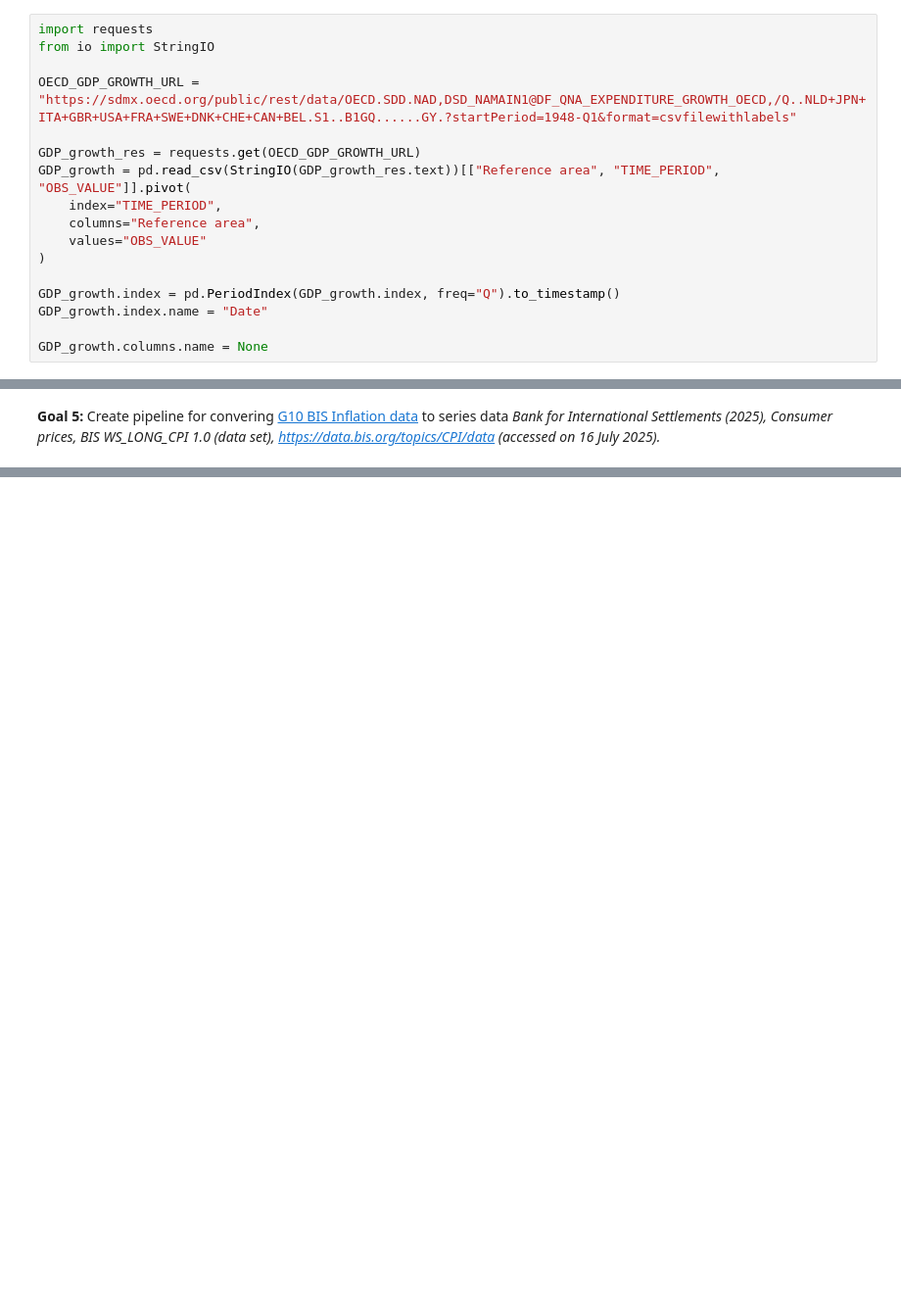
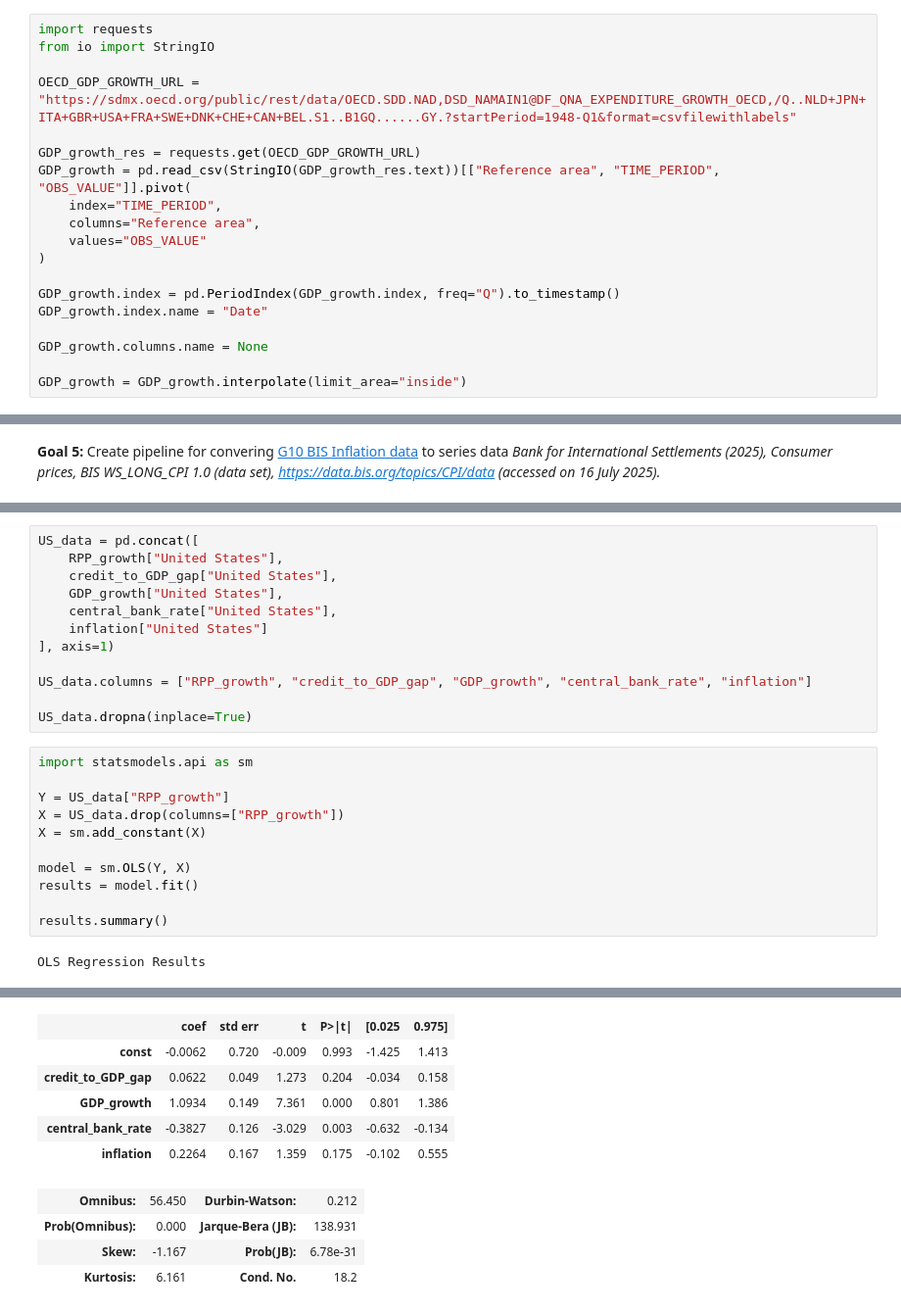
Before and after one commit to ericleonen/housing-bubble-index, a Jupyter notebook: scratch.ipynb, the cells around one changed output, grey strips where cells are left out. Shown at 98% size. Drawn from its saved outputs; the diff is of its cells as text; blank space fills up the shorter version.

```diff
--- a/scratch.ipynb
+++ b/scratch.ipynb
@@ -90,6 +96,8 @@ GDP_growth.index = pd.PeriodIndex(GDP_growth.index, freq="Q").to_timestamp()
 GDP_growth.index.name = "Date"
 
 GDP_growth.columns.name = None
+
+GDP_growth = GDP_growth.interpolate(limit_area="inside")
 # %%
 GDP_growth
 # %% [output]
@@ -161,0 +199,25 @@ inflation
+# %%
+US_data = pd.concat([
+    RPP_growth["United States"],
+    credit_to_GDP_gap["United States"],
+    GDP_growth["United States"],
+    central_bank_rate["United States"],
+    inflation["United States"]
+], axis=1)
+
+US_data.columns = ["RPP_growth", "credit_to_GDP_gap", "GDP_growth", "central_bank_rate", "inflation"]
+
+US_data.dropna(inplace=True)
+# %%
+import statsmodels.api as sm
+
+Y = US_data["RPP_growth"]
+X = US_data.drop(columns=["RPP_growth"])
+X = sm.add_constant(X)
+
+model = sm.OLS(Y, X)
+results = model.fit()
+
+results.summary()
+# %% [output]
+OLS Regression Results
@@ -161,0 +233,10 @@ inflation
+|  | coef | std err | t | P>|t| | [0.025 | 0.975] |
+| const | -0.0062 | 0.720 | -0.009 | 0.993 | -1.425 | 1.413 |
+| credit_to_GDP_gap | 0.0622 | 0.049 | 1.273 | 0.204 | -0.034 | 0.158 |
+| GDP_growth | 1.0934 | 0.149 | 7.361 | 0.000 | 0.801 | 1.386 |
+| central_bank_rate | -0.3827 | 0.126 | -3.029 | 0.003 | -0.632 | -0.134 |
+| inflation | 0.2264 | 0.167 | 1.359 | 0.175 | -0.102 | 0.555 |
+| Omnibus: | 56.450 | Durbin-Watson: | 0.212 |
+| Prob(Omnibus): | 0.000 | Jarque-Bera (JB): | 138.931 |
+| Skew: | -1.167 | Prob(JB): | 6.78e-31 |
+| Kurtosis: | 6.161 | Cond. No. | 18.2 |
```
Also changed, not shown: parts of 16 cells of this notebook.
